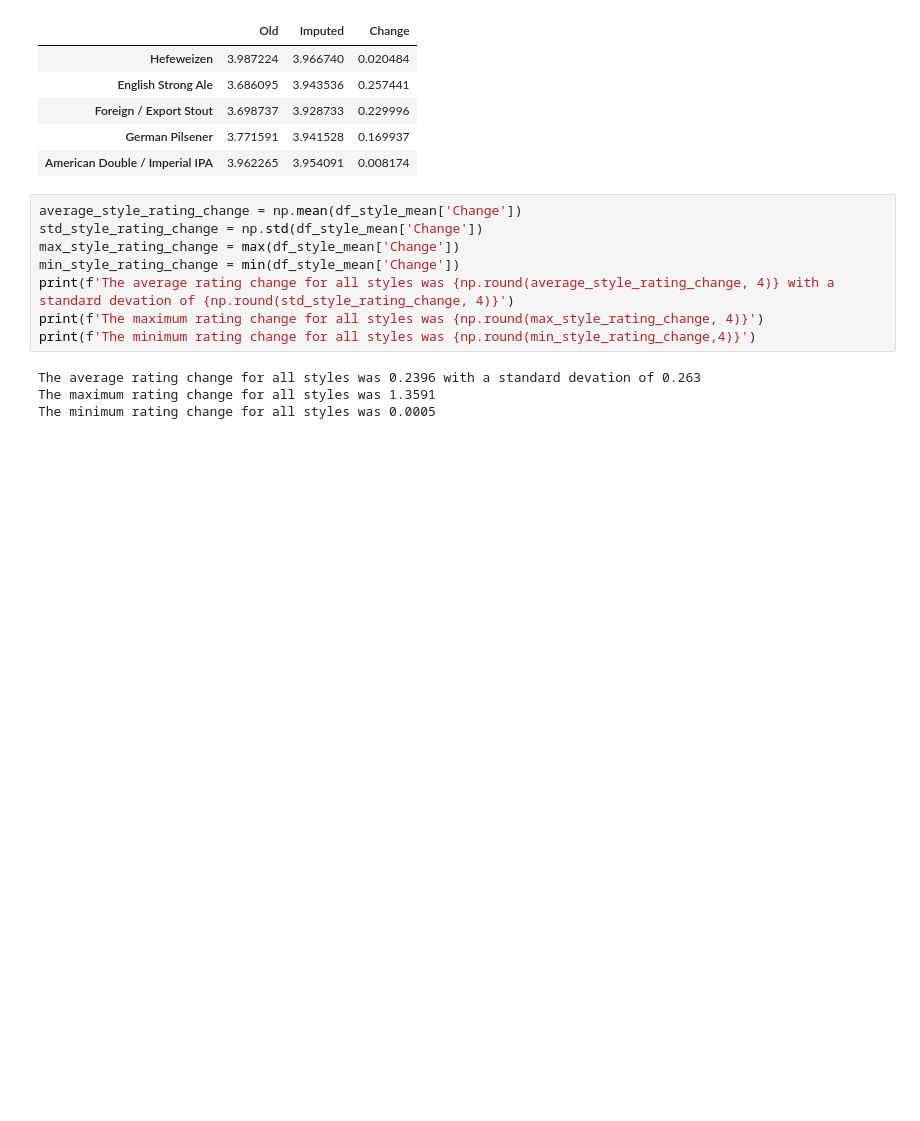
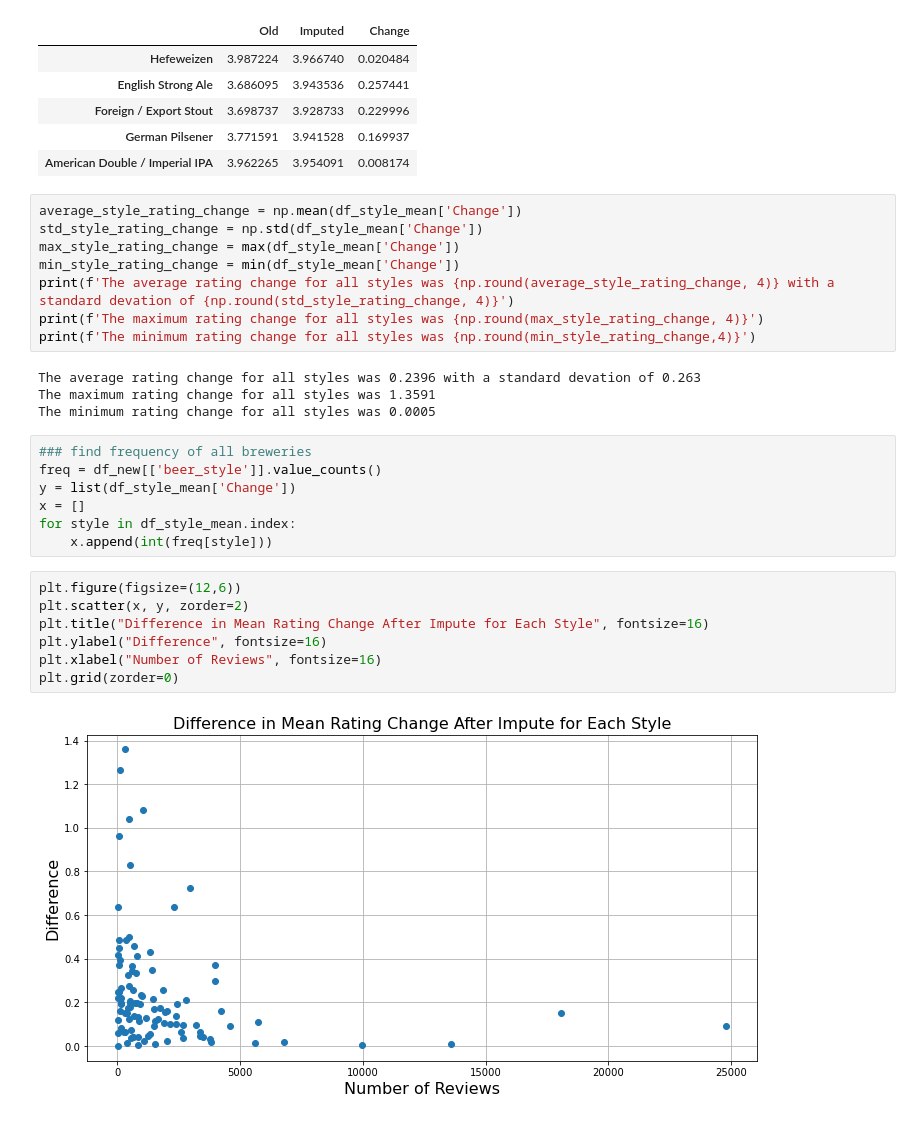
Before and after one commit to wfulton98/Final-Project, a Jupyter notebook: Beer Recommender System.ipynb, the cells around one changed output. Saved outputs shown, nothing was run; the diff lists cells and outputs as text; blank space fills up the shorter version.

```diff
--- a/Beer Recommender System.ipynb
+++ b/Beer Recommender System.ipynb
@@ -481,3 +547,19 @@ print(f'The minimum rating change for all styles was {np.round(min_style_rating_
 The average rating change for all styles was 0.2396 with a standard devation of 0.263
 The maximum rating change for all styles was 1.3591
 The minimum rating change for all styles was 0.0005
+# %%
+### find frequency of all breweries
+freq = df_new[['beer_style']].value_counts()
+y = list(df_style_mean['Change'])
+x = []
+for style in df_style_mean.index:
+    x.append(int(freq[style]))
+# %%
+plt.figure(figsize=(12,6))
+plt.scatter(x, y, zorder=2)
+plt.title("Difference in Mean Rating Change After Impute for Each Style", fontsize=16)
+plt.ylabel("Difference", fontsize=16)
+plt.xlabel("Number of Reviews", fontsize=16)
+plt.grid(zorder=0)
+# %% [output]
+[figure, added]
```
Also changed, not shown: parts of 15 cells of this notebook.
